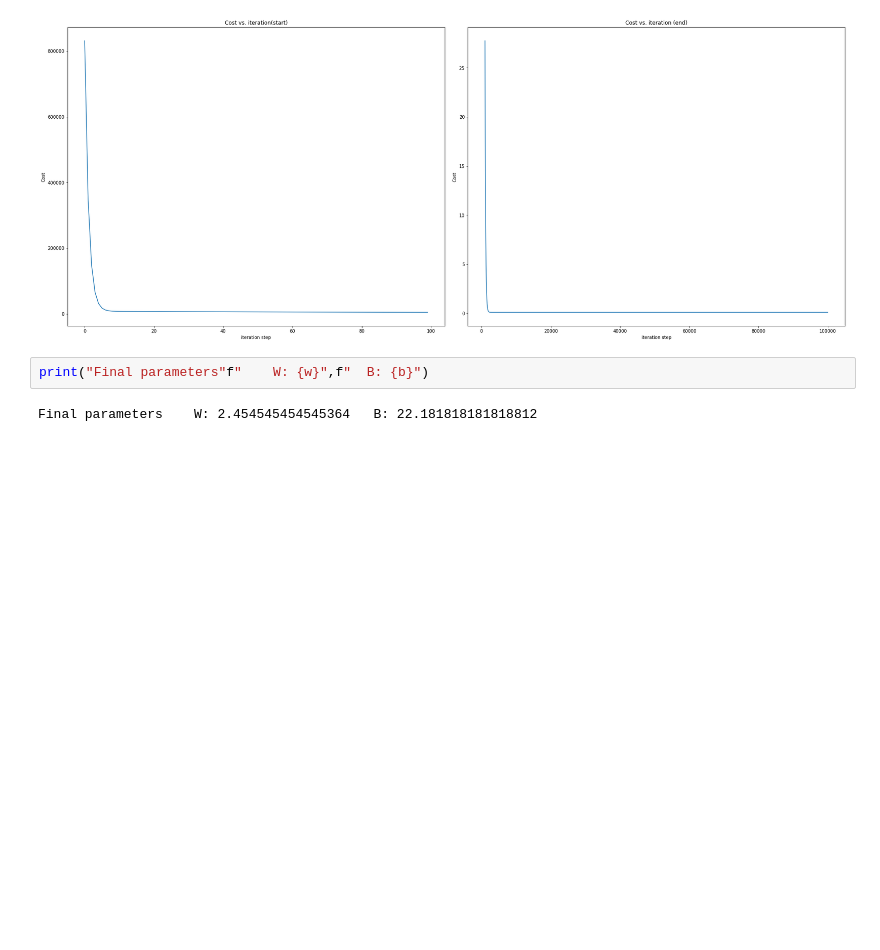
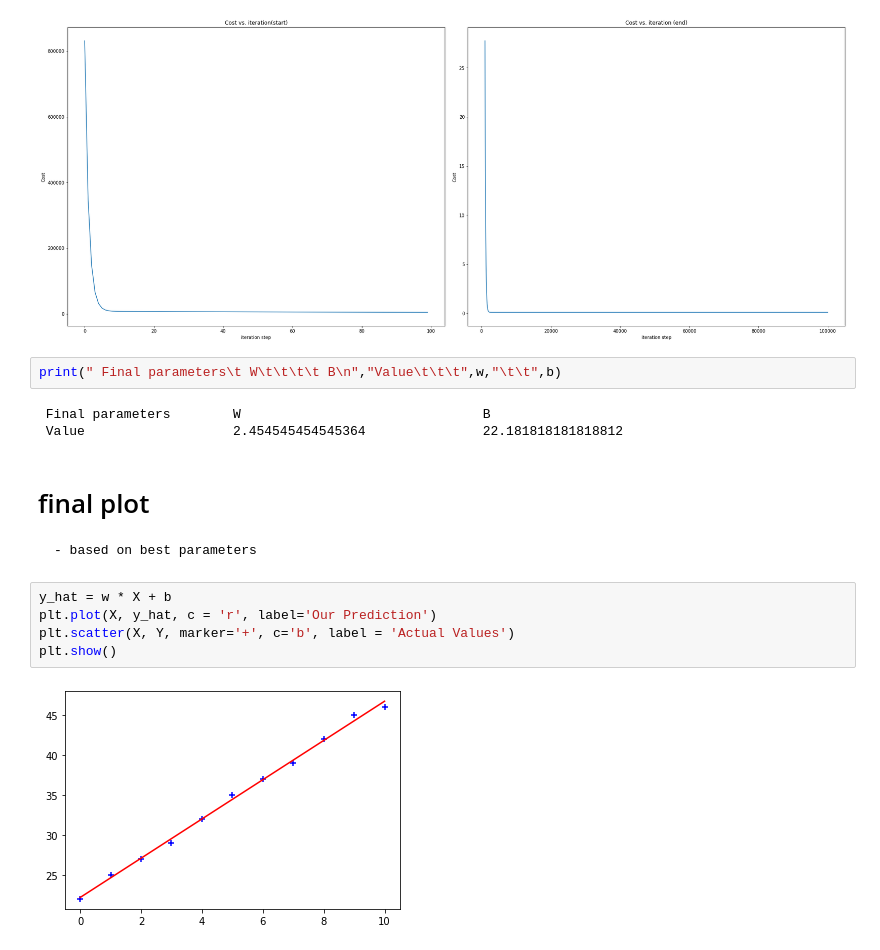
Before and after one commit to Asanka98/Regression, a Jupyter notebook: Simple Linear Regreesion/Simple Linear Regression V1.ipynb, the cells around one changed output. Cells and saved outputs as stored; diff of their text form; blank space fills up the shorter version.

```diff
--- a/Simple Linear Regreesion/Simple Linear Regression V1.ipynb
+++ b/Simple Linear Regreesion/Simple Linear Regression V1.ipynb
@@ -144,7 +145,18 @@ ax1.set_xlabel('iteration step')  ;  ax2.set_xlabel('iteration step')
 plt.show()
 # %% [output]
 [figure]
-# %%
-print("Final parameters"f"    W: {w}",f"  B: {b}")
-# %% [output]
-Final parameters    W: 2.454545454545364   B: 22.181818181818812
+# %%
+print(" Final parameters\t W\t\t\t\t B\n","Value\t\t\t",w,"\t\t",b)
+# %% [output]
+ Final parameters        W                               B
+ Value                   2.454545454545364               22.181818181818812
+# %% [markdown]
+# final plot
+    - based on best parameters
+# %%
+y_hat = w * X + b
+plt.plot(X, y_hat, c = 'r', label='Our Prediction')
+plt.scatter(X, Y, marker='+', c='b', label = 'Actual Values')
+plt.show()
+# %% [output]
+[figure, added]
```
Also changed, not shown: parts of 2 cells of this notebook.
